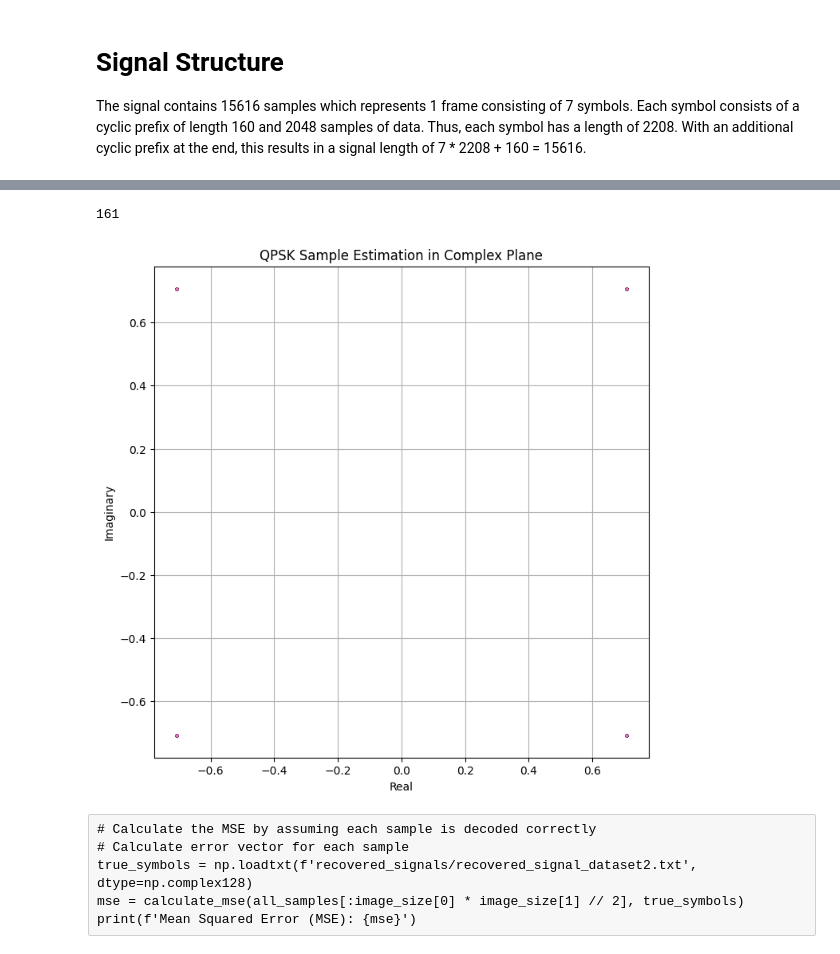
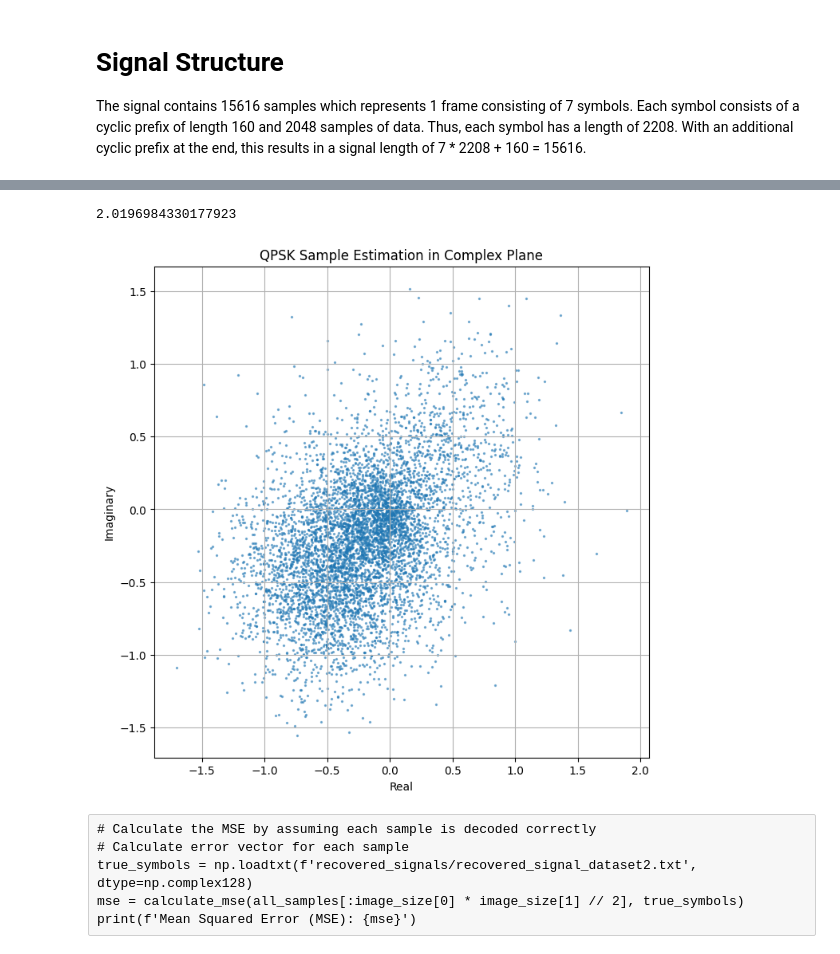
Before and after one commit to mjjengels/OFDM_SDSP, a Jupyter notebook: main.ipynb, the cells around one changed output, grey strips where cells are left out. Saved outputs shown, nothing was run; the diff lists cells and outputs as text; code cells hidden in the pictures.

```diff
--- a/main.ipynb
+++ b/main.ipynb
@@ -141,5 +150,5 @@ Calculated noise variance: 1e-10
 # %%
-pilot_estimations = pilot_estimation_function(np.array([symbols[i]['fft'] for i in range(frame_length)]), pilot_indices, pilot_symbol, **pilot_estimation_kwargs)
+pilot_estimations = pilot_estimation_function(np.array([symbols[i]['fft'] for i in range(frame_length)]), pilot_indices, pilot_symbol, **pilot_kwargs)
 for i in range(frame_length):
     symbols[i]['pilot_channel_estimation'] = pilot_estimations[i]
 # %%
@@ -181,3 +190,3 @@ Estimated correlation bandwidth: -2427.870435694704
 # %%
 for i in range(frame_length):
-    symbols[i]['channel_estimation'] = interpolation_function(fft_size, pilot_indices, symbols[i]['pilot_channel_estimation'], **{'noise_variance': noise_variance, 'correlation_bandwidth': 11.0, 'constant': 1.2})
+    symbols[i]['channel_estimation'] = interpolation_function(fft_size, pilot_indices, symbols[i]['pilot_channel_estimation'], **interpolation_kwargs)
@@ -314,29 +193,24 @@ def wiener_fir_subspace(fft_size, pilot_indices, pilot_cfr, L, noise_variance=0.
-# %%
-for i in range(frame_length):
-    symbols[i]['H_from_taps'] = wiener_fir_subspace(fft_size, pilot_indices, symbols[i]['pilot_channel_estimation'], channel_length, noise_variance, gamma=1.0)
-
-print(channel_length)
-# %% [output]
-161
 # %%
 # Retrieve the transmitted data symbols
 for i in range(frame_length):
-    symbols[i]['qpsk_estimation'] = equalizer_function(symbols[i]['fft'][data_indices], symbols[i]['H_from_taps'][data_indices], noise_variance)
+    symbols[i]['qpsk_estimation'] = equalizer_function(symbols[i]['fft'][data_indices], symbols[i]['channel_estimation'][data_indices], noise_variance)
 # %%
 # As the image only need 110*110 / 2 = 6050 samples, we discard, the last 950 samples
 all_samples = np.concatenate([symbols[i]['qpsk_estimation'] for i in range(frame_length)]).flatten()[:image_size[0] * image_size[1] // 2]
 # %%
 # Plot all QPSK samples as little dots in the complex plane
 
+print(np.max(np.abs(all_samples)))
+
 plt.figure(figsize=(8, 8))
-for i in range(frame_length):
-    plt.scatter(all_samples.real, all_samples.imag, s=2, alpha=0.5)
+plt.scatter(all_samples.real, all_samples.imag, s=2, alpha=0.5)
 plt.xlabel('Real')
 plt.ylabel('Imaginary')
 plt.title('QPSK Sample Estimation in Complex Plane')
 plt.grid(True)
 # %% [output]
+2.0196984330177923
-[figure, old version]
+[figure, new version]
 # %%
 def calculate_mse(qpsk_estimations: np.array, true_symbols: np.array) -> float:
     '''
```
Also changed, not shown: parts of 23 cells of this notebook, 6 other files.
